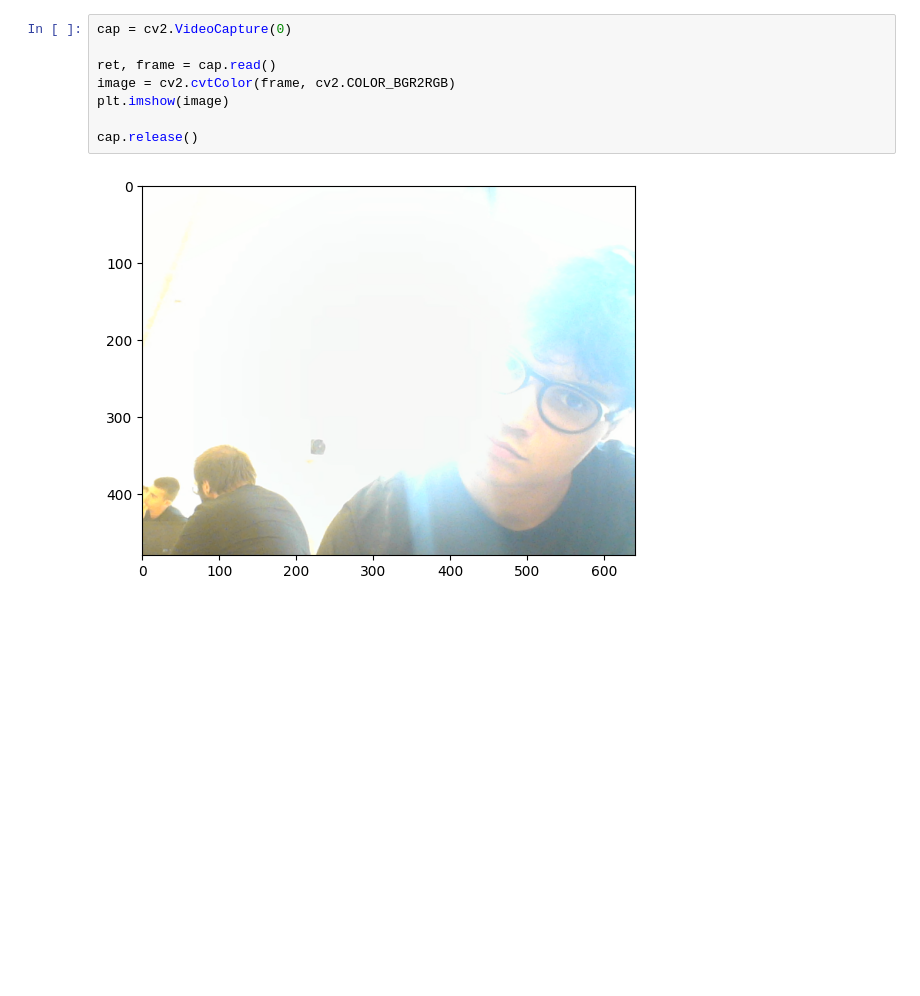
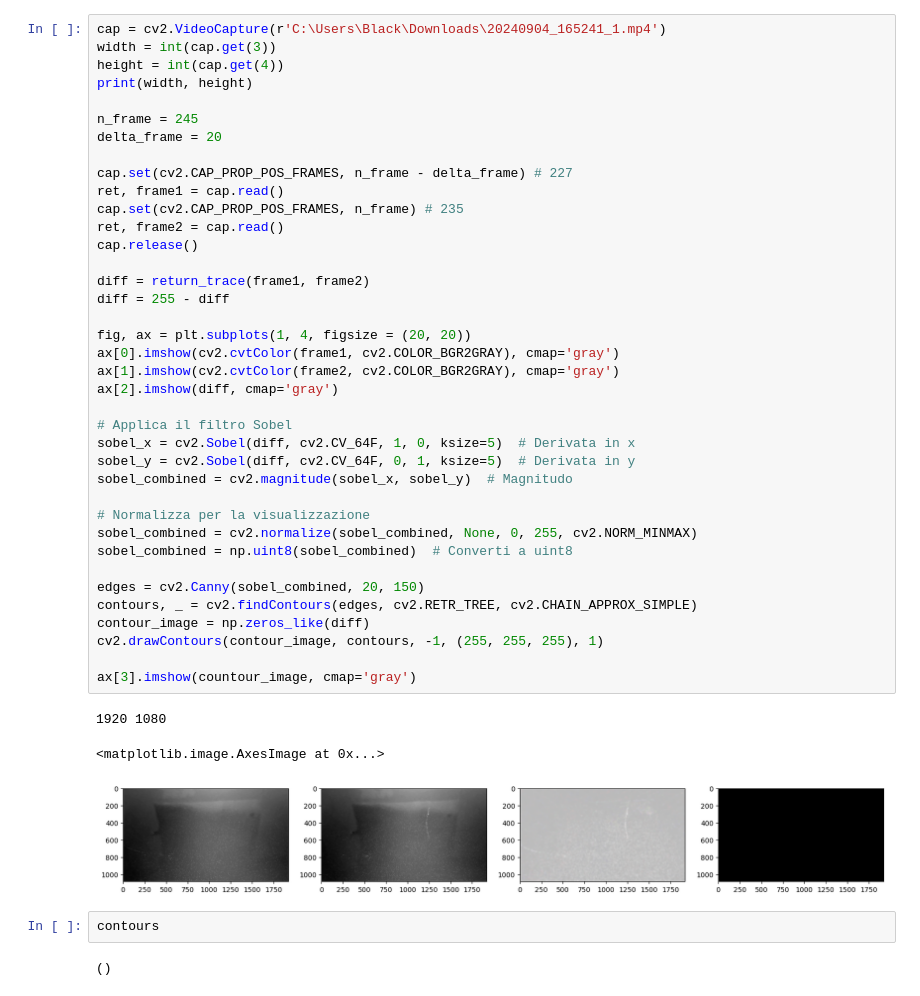
Before and after one commit to DanieleGhezzi25/MachineLearning, a Jupyter notebook: test.ipynb, the cells around one changed output. Drawn from its saved outputs; the diff is of its cells as text; blank space fills up the shorter version.

```diff
--- a/test.ipynb
+++ b/test.ipynb
@@ -5,10 +62,46 @@ import matplotlib.pyplot as plt
-# %%
-cap = cv2.VideoCapture(0)
-
-ret, frame = cap.read()
-image = cv2.cvtColor(frame, cv2.COLOR_BGR2RGB)
-plt.imshow(image)
-
-cap.release()
-# %% [output]
-[figure, removed]
+# %%
+cap = cv2.VideoCapture(r'C:\Users\Black\Downloads\20240904_165241_1.mp4')
+width = int(cap.get(3))
+height = int(cap.get(4))
+print(width, height)
+
+n_frame = 245
+delta_frame = 20
+
+cap.set(cv2.CAP_PROP_POS_FRAMES, n_frame - delta_frame) # 227
+ret, frame1 = cap.read()
+cap.set(cv2.CAP_PROP_POS_FRAMES, n_frame) # 235
+ret, frame2 = cap.read()
+cap.release()
+
+diff = return_trace(frame1, frame2)
+diff = 255 - diff
+
+fig, ax = plt.subplots(1, 4, figsize = (20, 20))
+ax[0].imshow(cv2.cvtColor(frame1, cv2.COLOR_BGR2GRAY), cmap='gray')
+ax[1].imshow(cv2.cvtColor(frame2, cv2.COLOR_BGR2GRAY), cmap='gray')
+ax[2].imshow(diff, cmap='gray')
+
+# Applica il filtro Sobel
+sobel_x = cv2.Sobel(diff, cv2.CV_64F, 1, 0, ksize=5)  # Derivata in x
+sobel_y = cv2.Sobel(diff, cv2.CV_64F, 0, 1, ksize=5)  # Derivata in y
+sobel_combined = cv2.magnitude(sobel_x, sobel_y)  # Magnitudo
+
+# Normalizza per la visualizzazione
+sobel_combined = cv2.normalize(sobel_combined, None, 0, 255, cv2.NORM_MINMAX)
+sobel_combined = np.uint8(sobel_combined)  # Converti a uint8
+
+edges = cv2.Canny(sobel_combined, 20, 150)
+contours, _ = cv2.findContours(edges, cv2.RETR_TREE, cv2.CHAIN_APPROX_SIMPLE)
+contour_image = np.zeros_like(diff)
+cv2.drawContours(contour_image, contours, -1, (255, 255, 255), 1)
+
+ax[3].imshow(countour_image, cmap='gray')
+# %% [output]
+1920 1080
+<matplotlib.image.AxesImage at 0x...>
+[figure, added]
+# %%
+contours
+# %% [output]
+()
```
Also changed, not shown: parts of 2 cells of this notebook, 4 other files.
